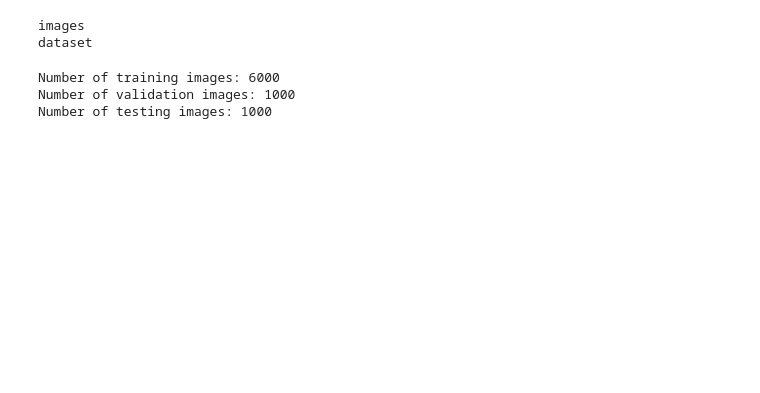
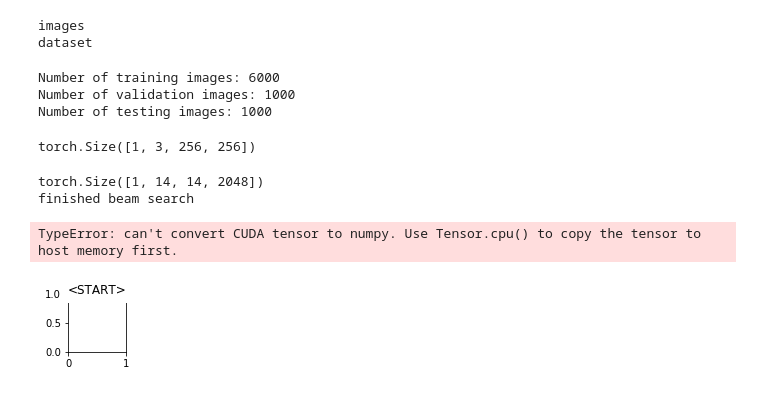
Before and after one commit to aravindMahadevan/image_captioning, a Jupyter notebook: image_captioning.ipynb, the cells around one changed output. Saved outputs shown, nothing was run; the diff lists cells and outputs as text; code cells hidden in the pictures; blank space fills up the shorter version.

Commit message:
fixed bugs in captionining

```diff
--- a/image_captioning.ipynb
+++ b/image_captioning.ipynb
@@ -408,3 +424,34 @@ class Decoder(nn.Module):
+# %%
+def visualize_attention(decoder, encoder_image_features, smooth_weights = True):
+    caption, weights = decoder.caption(encoder_image_features, word_map)
+    idx2word = {v: k for k, v in word_map.items()}
+
+    words = [idx2word[i] for i in caption]
+
+    for i in range(len(words)):
+        if (i>50):
+            break
+
+        plt.subplot(np.ceil(len(words)/5.), 5, (i+1))
+        plt.text(0, 1, '%s' % (words[i]), color='black', backgroundcolor='white', fontsize=12)
+        plt.imshow(image)
+
+        current_weight = weights[i, :]
+
+        if smooth_weights:
+            weight = skimage.transform.pyramid_expand(current_weight.numpy(), upscale=24, sigma=8)
+        else:
+            weight = skimage.transform.resize(current_weight.numpy(), [14*24, 14*24])
+
+        if(i==0):
+            plt.imshow(weight, weight=0)
+        else:
+            plt.imshow(weight, weight=0.8)
+
+        plt.set_cmap(cm.Greys_r)
+        plt.axis('off')
+
+    plt.show()
 # %%
 encoder = Encoder().to(device)
 decoder = Decoder(dim_attention=512, dim_embed=512, dim_decoder=512, vocab_size=len(word_map)).to(device)
@@ -413,6 +460,19 @@ encoder_optimizer = torch.optim.Adam(params=encoder.parameters(), lr=1e-4)
 decoder_optimizer = torch.optim.Adam(params=decoder.parameters(), lr=4e-4)
 
 criterion = nn.CrossEntropyLoss().to(device)
+# %%
+image = val_set[0][0].unsqueeze(0).to(device)
+print(image.shape)
+# %% [output]
+torch.Size([1, 3, 256, 256])
+# %%
+encoded_img = encoder(image)
+visualize_attention(decoder, encoded_img)
+# %% [output]
+torch.Size([1, 14, 14, 2048])
+finished beam search
+TypeError: can't convert CUDA tensor to numpy. Use Tensor.cpu() to copy the tensor to host memory first.
+[figure, added]
 # %%
 def train(train_loader, encoder, decoder, criterion, encoder_optimizer, decoder_optimizer, epoch):
     decoder.train()
```
Also changed, not shown: parts of 6 cells of this notebook.
